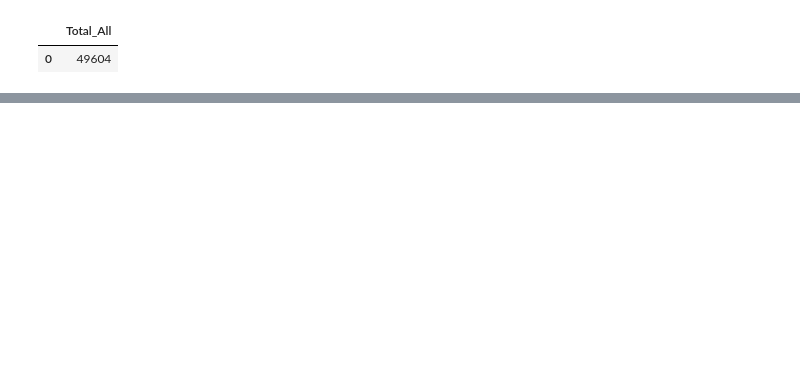
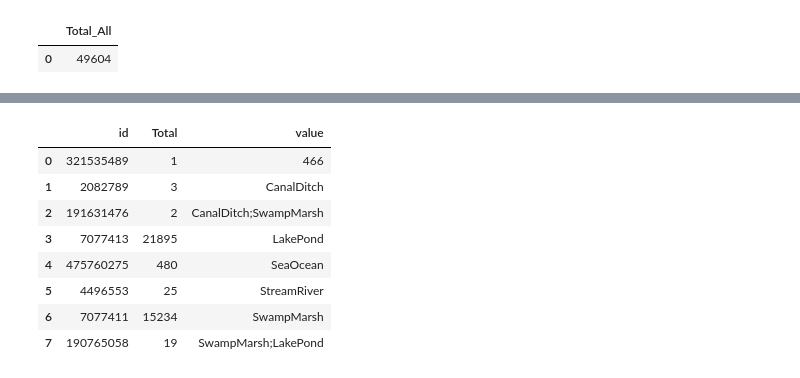
Before and after one commit to hichana/udacity, a Jupyter notebook: P3/PROJECT/p3_openstreetmaps_project.ipynb, the cells around one changed output, grey strips where cells are left out. Cells and saved outputs as stored; diff of their text form; code cells hidden in the pictures; blank space fills up the shorter version.

```diff
--- a/P3/PROJECT/p3_openstreetmaps_project.ipynb
+++ b/P3/PROJECT/p3_openstreetmaps_project.ipynb
@@ -451,0 +598,36 @@ Number of FTYPE natural features that are names vs. unnamed ones:
+# %%
+# All way/relation ids with 'FType' as their key
+query = """
+SELECT
+    all_tables.id,
+    COUNT(*) AS Total,
+    all_tables.value
+FROM
+    (
+    SELECT
+        *
+    FROM ways_tags
+    WHERE ways_tags.key="FType"
+
+    UNION ALL
+
+    SELECT
+        *
+    FROM relations_tags
+    WHERE relations_tags.key="FType"
+
+    ) AS all_tables
+GROUP BY all_tables.value
+"""
+
+df_query(query)
+# %% [output]
+|  | id | Total | value |
+| 0 | 321535489 | 1 | 466 |
+| 1 | 2082789 | 3 | CanalDitch |
+| 2 | 191631476 | 2 | CanalDitch;SwampMarsh |
+| 3 | 7077413 | 21895 | LakePond |
+| 4 | 475760275 | 480 | SeaOcean |
+| 5 | 4496553 | 25 | StreamRiver |
+| 6 | 7077411 | 15234 | SwampMarsh |
+| 7 | 190765058 | 19 | SwampMarsh;LakePond |
```
Also changed, not shown: parts of 37 cells of this notebook, 8 other files.
